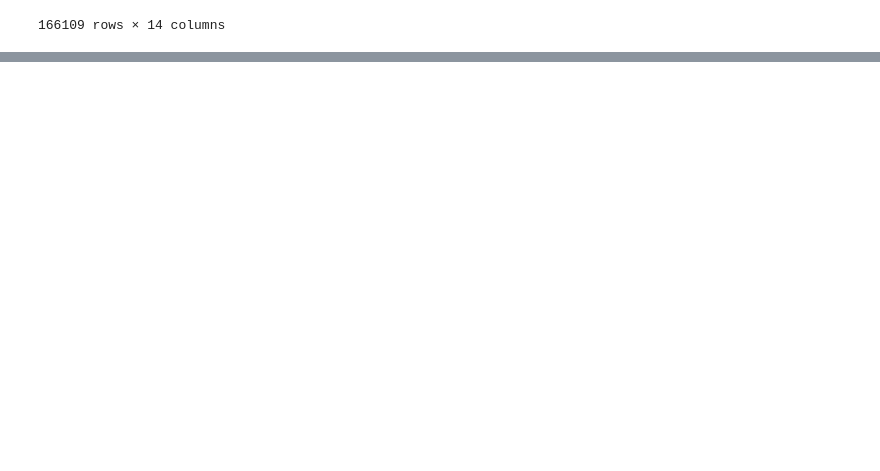
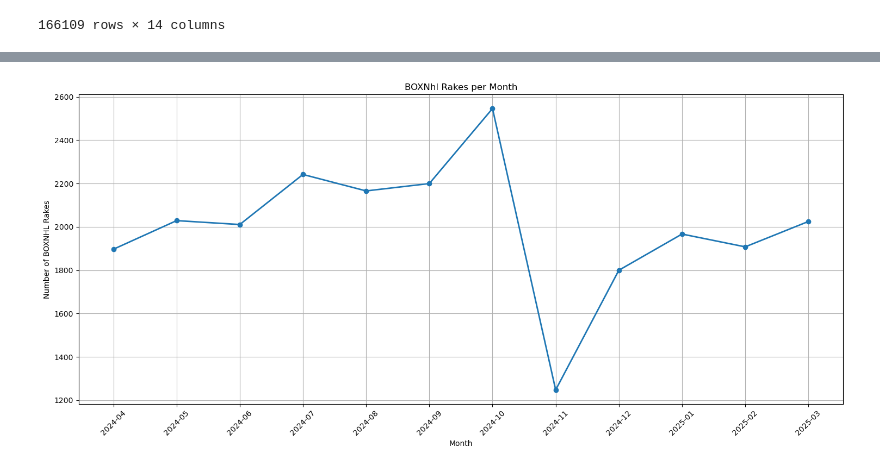
Before and after one commit to hk7131/hk7131, a Jupyter notebook: CRIS.IPYNB, the cells around one changed output, grey strips where cells are left out. Cells and saved outputs as stored; diff of their text form; code cells hidden in the pictures; blank space fills up the shorter version.

```diff
--- a/CRIS.IPYNB
+++ b/CRIS.IPYNB
@@ -27,0 +71,2 @@ SyntaxError: invalid syntax (2677146559.py, line 1)
+# %%
+boxnhl=df_encode[df_encode['RAKETYPE'] == 'BOXNHL']
@@ -27,0 +114,23 @@ SyntaxError: invalid syntax (2677146559.py, line 1)
+# %%
+monthly_boxnhl = boxnhl.groupby('MONTH').size()
+
+plt.figure(figsize=(15, 7))
+
+plt.plot(
+    monthly_boxnhl.index.astype(str),
+    monthly_boxnhl.values,
+    marker='o',
+    linewidth=2
+)
+
+plt.xlabel('Month')
+plt.ylabel('Number of BOXNHL Rakes')
+plt.title('BOXNhl Rakes per Month')
+
+plt.xticks(rotation=45)
+plt.grid(True)
+
+plt.tight_layout()
+plt.show()
+# %% [output]
+[figure, added]
```
Also changed, not shown: parts of 15 cells of this notebook, 2 other files.
